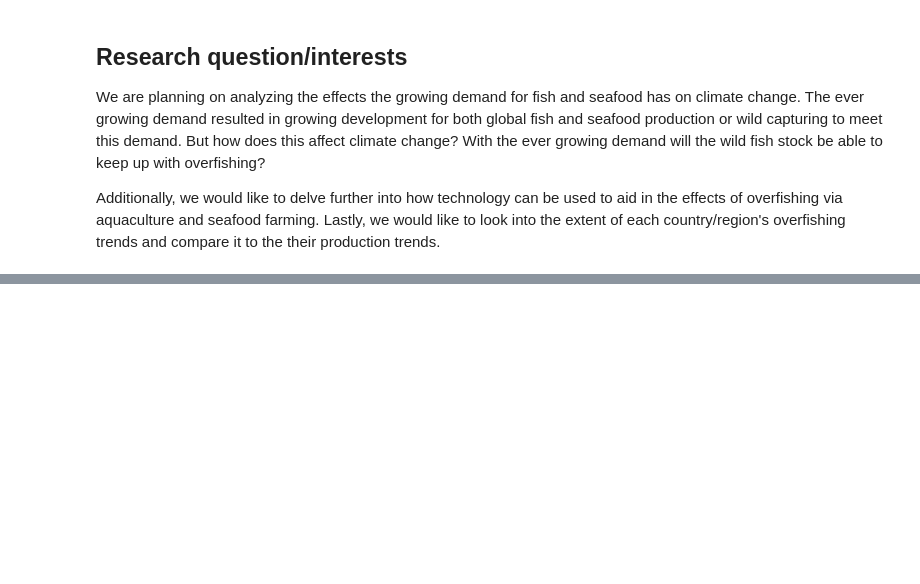
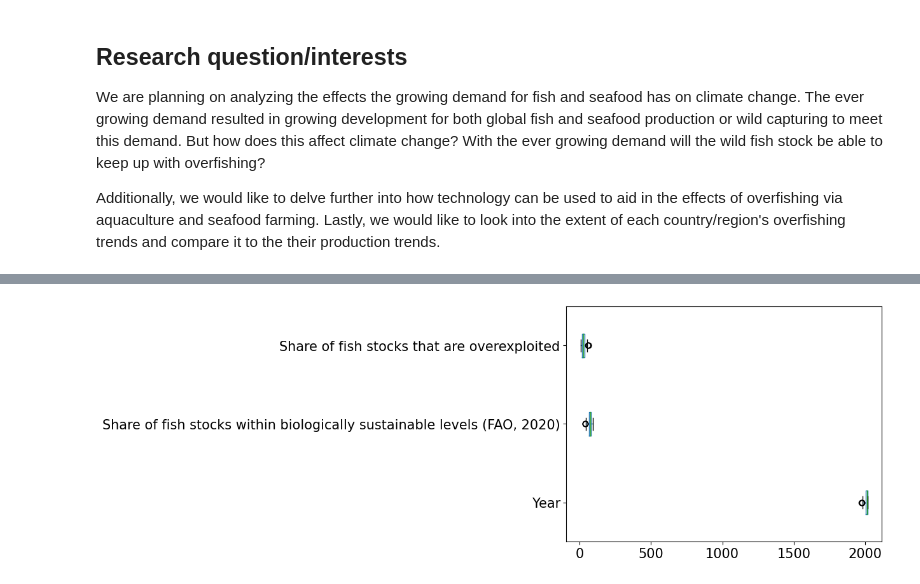
Before and after one commit to ubco-W2022T1-cosc301/project-group34, a Jupyter notebook: notebooks/lily.ipynb, the cells around one changed output, grey strips where cells are left out. Drawn from its saved outputs; the diff is of its cells as text; code cells hidden in the pictures; blank space fills up the shorter version.

```diff
--- a/notebooks/lily.ipynb
+++ b/notebooks/lily.ipynb
@@ -23,0 +159,5 @@ captured.head()
+# %%
+## Displaying the data in a visual boxplot
+boxplot2 = df2_cleaned.boxplot(grid=False, vert=False,fontsize=15)
+# %% [output]
+[figure, added]
```
Also changed, not shown: parts of 18 cells of this notebook, 4 other files.
